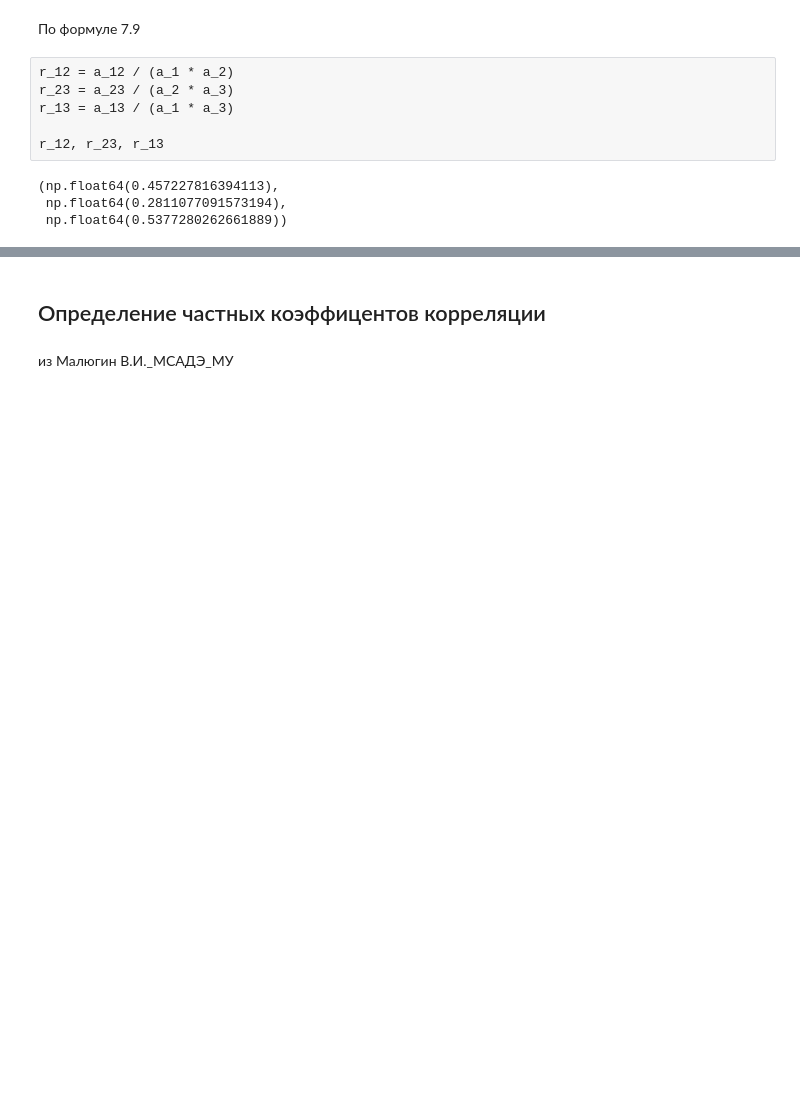
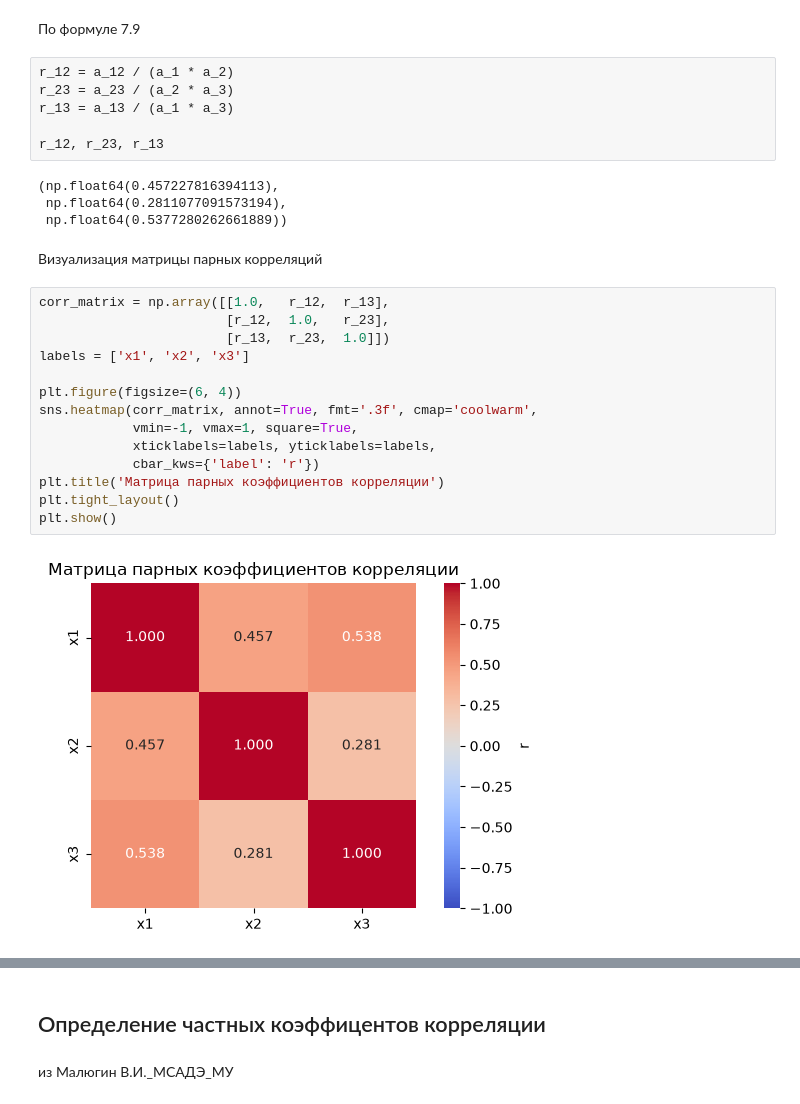
Before and after one commit to den1s-k0/Semester-5, a Jupyter notebook: DAiE&F&I(Data analysis in economics, finance and insurance)/Labs DAiE&F&I KD/Lab 02 DAiE&F&I KD/Lab DAiE&F&I 02 KD.ipynb, the cells around one changed output, grey strips where cells are left out. Saved outputs shown, nothing was run; the diff lists cells and outputs as text; blank space fills up the shorter version.

```diff
--- a/DAiE&F&I(Data analysis in economics, finance and insurance)/Labs DAiE&F&I KD/Lab 02 DAiE&F&I KD/Lab DAiE&F&I 02 KD.ipynb
+++ b/DAiE&F&I(Data analysis in economics, finance and insurance)/Labs DAiE&F&I KD/Lab 02 DAiE&F&I KD/Lab DAiE&F&I 02 KD.ipynb
@@ -138,3 +139,21 @@ r_12, r_23, r_13
 (np.float64(0.457227816394113),
  np.float64(0.2811077091573194),
  np.float64(0.5377280262661889))
+# %% [markdown]
+Визуализация матрицы парных корреляций
+# %%
+corr_matrix = np.array([[1.0,   r_12,  r_13],
+                        [r_12,  1.0,   r_23],
+                        [r_13,  r_23,  1.0]])
+labels = ['x1', 'x2', 'x3']
+
+plt.figure(figsize=(6, 4))
+sns.heatmap(corr_matrix, annot=True, fmt='.3f', cmap='coolwarm',
+            vmin=-1, vmax=1, square=True,
+            xticklabels=labels, yticklabels=labels,
+            cbar_kws={'label': 'r'})
+plt.title('Матрица парных коэффициентов корреляции')
+plt.tight_layout()
+plt.show()
+# %% [output]
+[figure, added]
```
Also changed, not shown: parts of 3 cells of this notebook, 2 other files.
